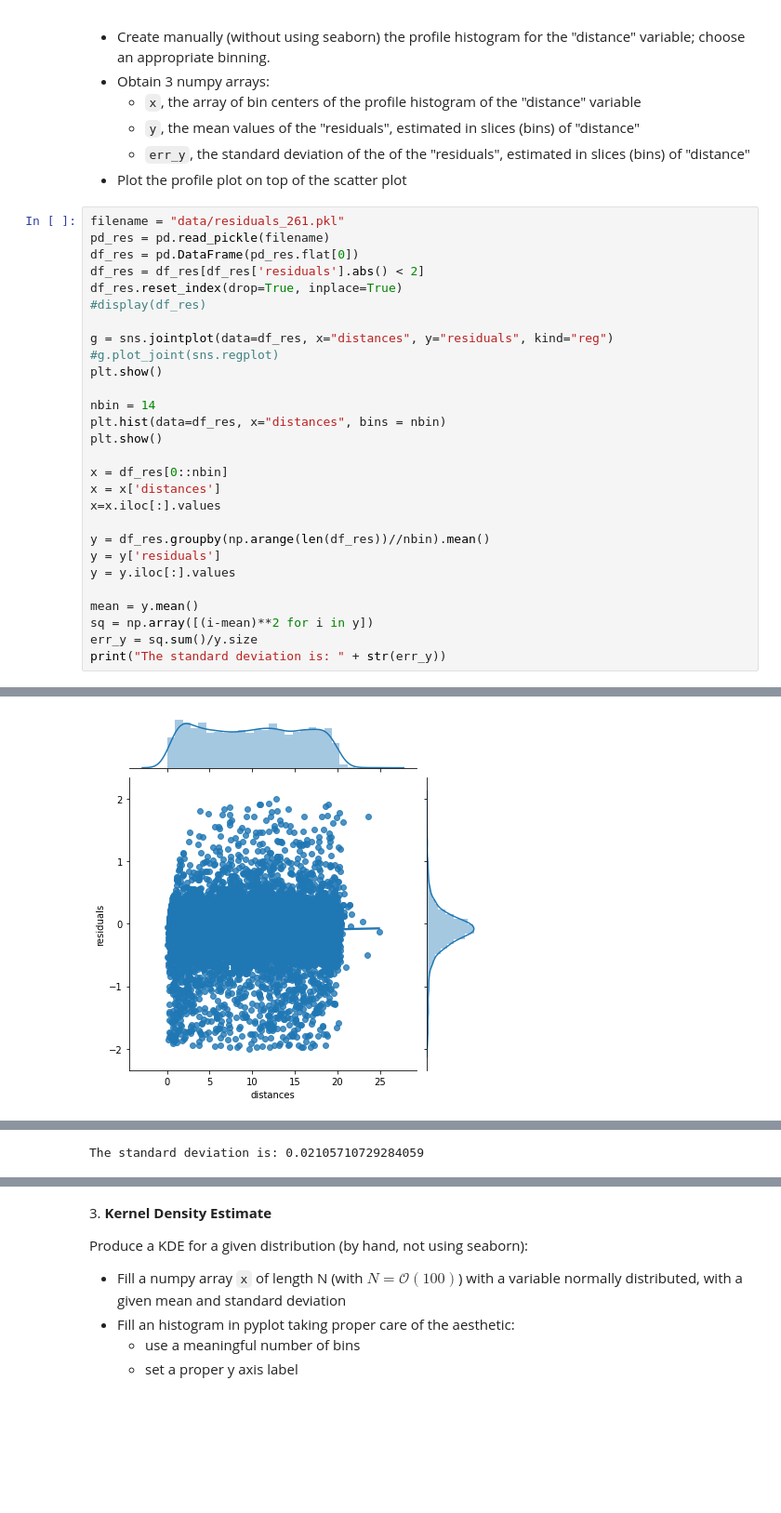
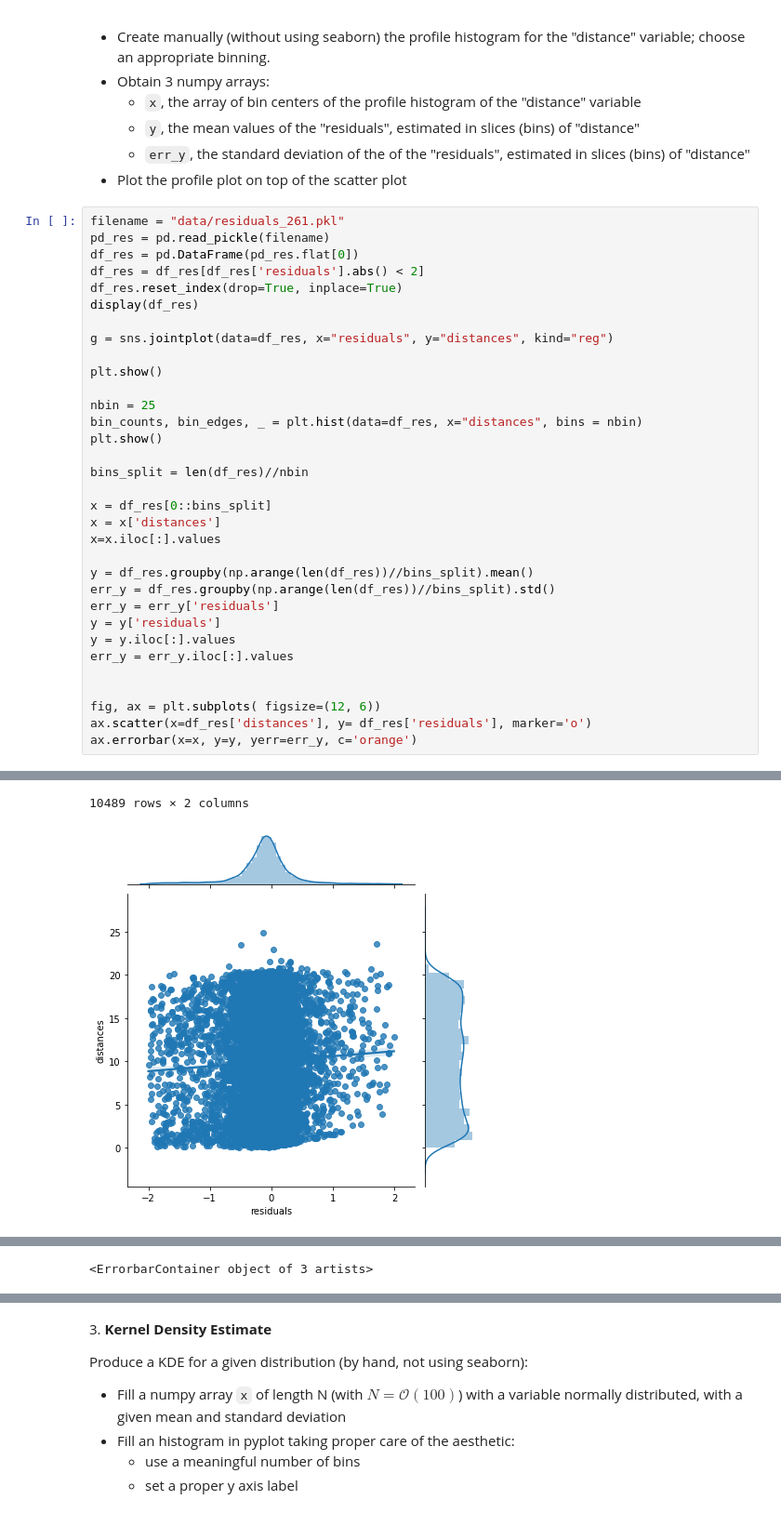
Before and after one commit to zucchett/HighLevelProgramming2021, a Jupyter notebook: 07ex_visualization.ipynb, the cells around one changed output, grey strips where cells are left out. Shown at 93% size. Cells and saved outputs as stored; diff of their text form; blank space fills up the shorter version.

```diff
--- a/07ex_visualization.ipynb
+++ b/07ex_visualization.ipynb
@@ -65,26 +66,31 @@ pd_res = pd.read_pickle(filename)
 df_res = pd.DataFrame(pd_res.flat[0])
 df_res = df_res[df_res['residuals'].abs() < 2]
 df_res.reset_index(drop=True, inplace=True)
-#display(df_res)
+display(df_res)
 
-g = sns.jointplot(data=df_res, x="distances", y="residuals", kind="reg")
-#g.plot_joint(sns.regplot)
+g = sns.jointplot(data=df_res, x="residuals", y="distances", kind="reg")
+
 plt.show()
 
-nbin = 14
-plt.hist(data=df_res, x="distances", bins = nbin)
+nbin = 25
+bin_counts, bin_edges, _ = plt.hist(data=df_res, x="distances", bins = nbin)
 plt.show()
 
-x = df_res[0::nbin]
+bins_split = len(df_res)//nbin
+
+x = df_res[0::bins_split]
 x = x['distances']
 x=x.iloc[:].values
 
-y = df_res.groupby(np.arange(len(df_res))//nbin).mean()
+y = df_res.groupby(np.arange(len(df_res))//bins_split).mean()
+err_y = df_res.groupby(np.arange(len(df_res))//bins_split).std()
+err_y = err_y['residuals']
 y = y['residuals']
 y = y.iloc[:].values
+err_y = err_y.iloc[:].values
 
-mean = y.mean()
-sq = np.array([(i-mean)**2 for i in y])
-err_y = sq.sum()/y.size
-print("The standard deviation is: " + str(err_y))
+
+fig, ax = plt.subplots( figsize=(12, 6))
+ax.scatter(x=df_res['distances'], y= df_res['residuals'], marker='o')
+ax.errorbar(x=x, y=y, yerr=err_y, c='orange')
 # %% [output]
@@ -91 +109,2 @@ print("The standard deviation is: " + str(err_y))
+10489 rows × 2 columns
-[figure, old version]
+[figure, new version]
@@ -93 +112 @@ print("The standard deviation is: " + str(err_y))
-The standard deviation is: 0.02105710729284059
+<ErrorbarContainer object of 3 artists>
```
Also changed, not shown: parts of 4 cells of this notebook.
